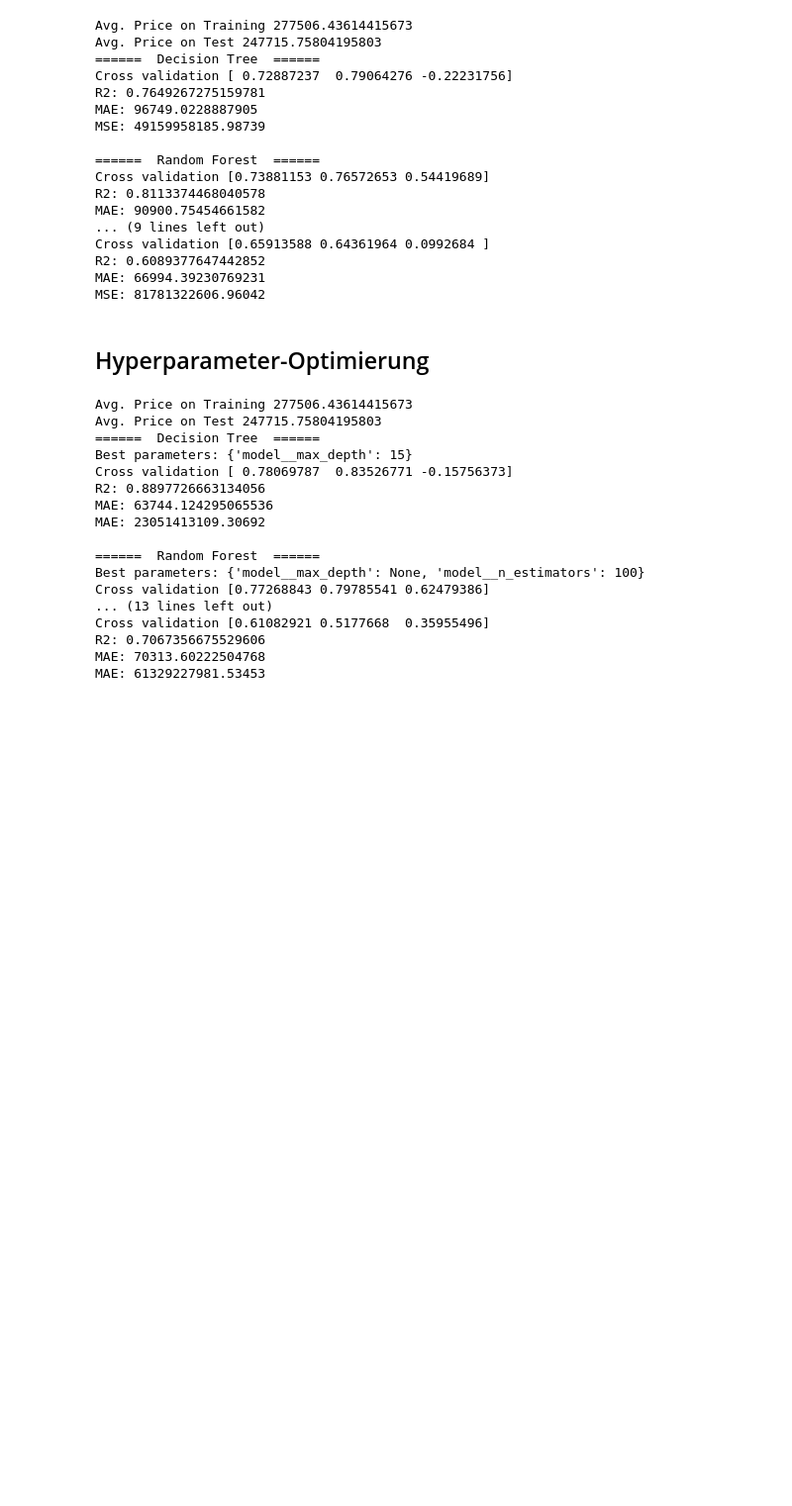
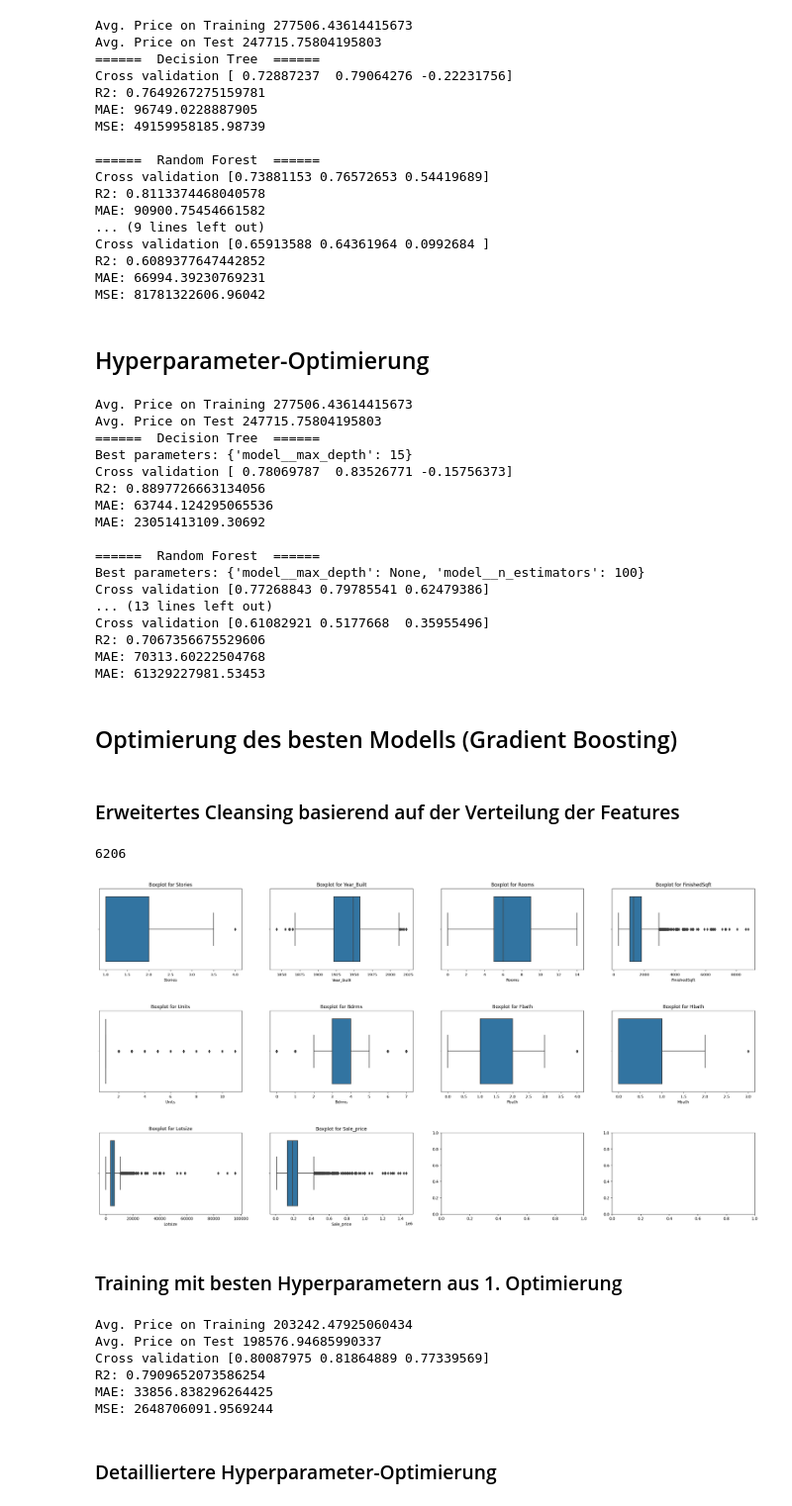
Before and after one commit to mixd304/dbuas-modul_13-applied-ds-2-ml-and-reporting-studienarbeit-darius-mix, a Jupyter notebook: notebooks/main.ipynb, the cells around one changed output. Shown at 99% size. Cells and saved outputs as stored; diff of their text form; code cells hidden in the pictures; blank space fills up the shorter version.

Commit message:
Hyperparameter Optimierung Gradient Boosting

```diff
--- a/notebooks/main.ipynb
+++ b/notebooks/main.ipynb
@@ -29,6 +33,7 @@ df = df.drop('taxkey', axis=1)
 df = df.drop('Address', axis=1)
 df = df.drop('CondoProject', axis=1)
 df = df.drop('PropType', axis=1)
+df = df.drop('Style', axis=1)
 df = df.drop('Sale_date', axis=1)
 
 df['District'] = df['District'].astype(object)
@@ -210,3 +212,64 @@ Cross validation [0.61082921 0.5177668  0.35955496]
 R2: 0.7067356675529606
 MAE: 70313.60222504768
 MAE: 61329227981.53453
+# %% [markdown]
+## Optimierung des besten Modells (Gradient Boosting)
+# %% [markdown]
+### Erweitertes Cleansing basierend auf der Verteilung der Features
+# %%
+df = df[df['Stories'] < 10]
+df = df[df['Year_Built'] > 1800]
+df = df[df['Rooms'] < 15]
+df = df[df['FinishedSqft'] < 10000]
+df = df[df['Bdrms'] < 8]
+df = df[df['Lotsize'] < 100000]
+df = df[df['Units'] < 15]
+df = df[df['Sale_price'] < 1500000]
+
+train_data, test_data = train_test_split(df, test_size=0.2, random_state=42)
+len(df)
+# %% [output]
+6206
+# %%
+num_cols = df.select_dtypes(exclude=["object"]).columns
+
+fig, axes = plt.subplots(nrows=3, ncols=4, figsize=(30, 15))
+fig.subplots_adjust(hspace=0.5)
+
+for i, col in enumerate(num_cols):
+    sns.boxplot(x=df[col], ax=axes[i // 4, i % 4])
+    axes[i // 4, i % 4].set_title(f'Boxplot for {col}')
+
+plt.show()
+# %% [output]
+[figure, added]
+# %% [markdown]
+### Training mit besten Hyperparametern aus 1. Optimierung
+# %%
+pipe = Pipeline(steps=[
+    ('preprocessor', prep),
+    ('model', GradientBoostingRegressor(random_state=42, max_depth=5, n_estimators=300))
+])
+
+y_train = train_data[y].values.ravel()
+y_test = test_data[y].values.ravel()
+
+pipe.fit(X=train_data[X], y=y_train)
+cv = cross_val_score(estimator=pipe[-1], X=prep.fit_transform(train_data[X]), y=y_train, cv=3, n_jobs=3)
+
+print("Avg. Price on Training", train_data[y].mean().iloc[0])
+print("Avg. Price on Test", test_data[y].mean().iloc[0])
+print("Cross validation", cv)
+print("R2:", pipe.score(X=test_data[X], y=y_test))
+print("MAE:", mean_absolute_error(y_true=y_test, y_pred=pipe.predict(test_data[X])))
+print("MSE:", mean_squared_error(y_true=y_test, y_pred=pipe.predict(test_data[X])))
+print()
+# %% [output]
+Avg. Price on Training 203242.47925060434
+Avg. Price on Test 198576.94685990337
+Cross validation [0.80087975 0.81864889 0.77339569]
+R2: 0.7909652073586254
+MAE: 33856.838296264425
+MSE: 2648706091.9569244
+# %% [markdown]
+### Detailliertere Hyperparameter-Optimierung
```
Also changed, not shown: parts of 6 cells of this notebook, 1 other file.
